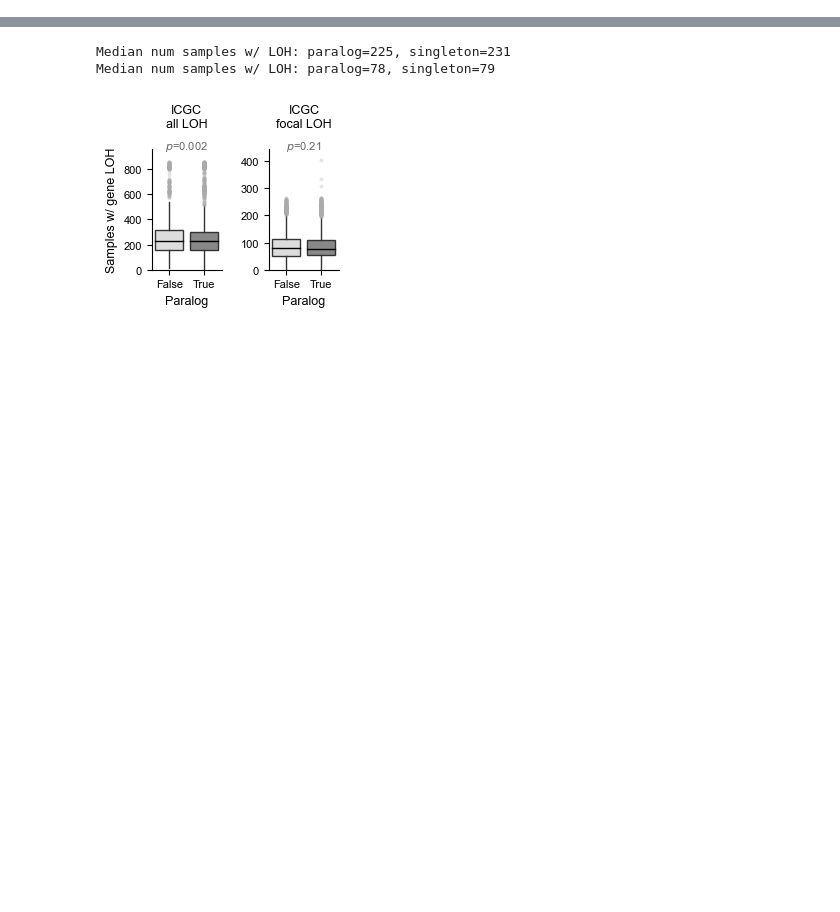
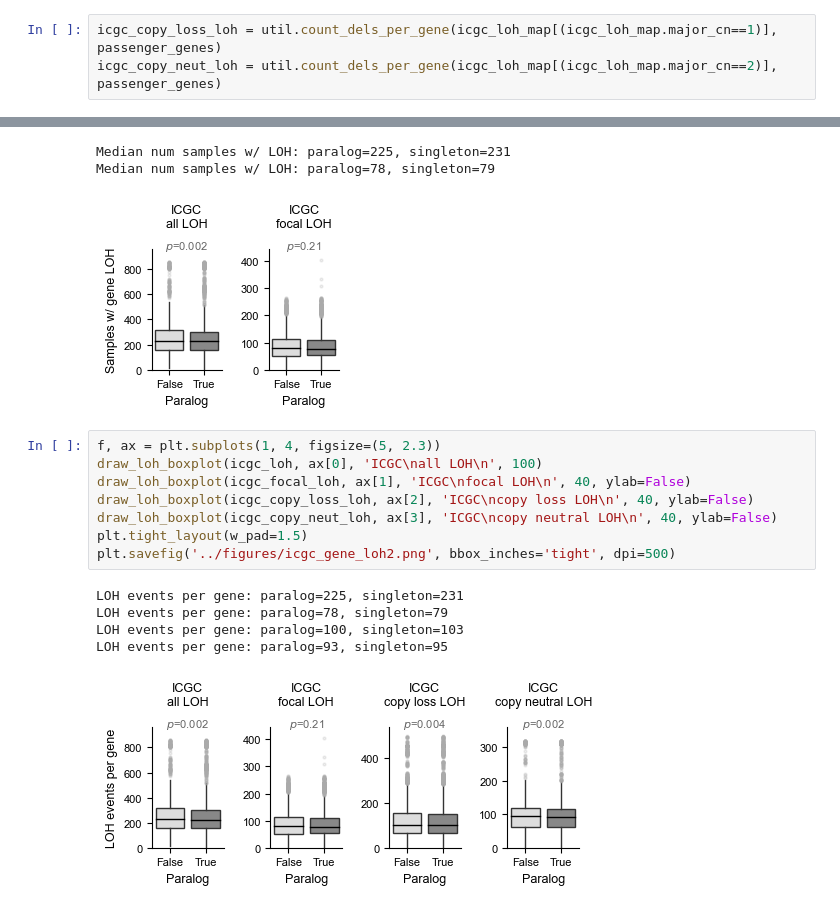
Before and after one commit to cancergenetics/paralog_HDs, a Jupyter notebook: 2_data_analysis/06_paralog_vs_singleton_LOH.ipynb, the cells around one changed output, grey strips where cells are left out. Saved outputs shown, nothing was run; the diff lists cells and outputs as text; blank space fills up the shorter version.

```diff
--- a/2_data_analysis/06_paralog_vs_singleton_LOH.ipynb
+++ b/2_data_analysis/06_paralog_vs_singleton_LOH.ipynb
@@ -191,6 +209,9 @@ icgc_loh_map = util.map_segments_to_genes(icgc_loh_segments, passenger_genes, ov
 # %%
 icgc_loh = util.count_dels_per_gene(icgc_loh_map, passenger_genes)
 icgc_focal_loh = util.count_dels_per_gene(icgc_loh_map[icgc_loh_map.focal], passenger_genes)
+# %%
+icgc_copy_loss_loh = util.count_dels_per_gene(icgc_loh_map[(icgc_loh_map.major_cn==1)], passenger_genes)
+icgc_copy_neut_loh = util.count_dels_per_gene(icgc_loh_map[(icgc_loh_map.major_cn==2)], passenger_genes)
 # %%
 f, ax = plt.subplots(1, 2, figsize=(2.6, 2.3))
 draw_loh_boxplot(icgc_loh, ax[0], 'ICGC\nall LOH\n', 100)
@@ -201,3 +222,17 @@ plt.savefig('../figures/icgc_gene_loh.png', bbox_inches='tight', dpi=500)
 Median num samples w/ LOH: paralog=225, singleton=231
 Median num samples w/ LOH: paralog=78, singleton=79
 [figure]
+# %%
+f, ax = plt.subplots(1, 4, figsize=(5, 2.3))
+draw_loh_boxplot(icgc_loh, ax[0], 'ICGC\nall LOH\n', 100)
+draw_loh_boxplot(icgc_focal_loh, ax[1], 'ICGC\nfocal LOH\n', 40, ylab=False)
+draw_loh_boxplot(icgc_copy_loss_loh, ax[2], 'ICGC\ncopy loss LOH\n', 40, ylab=False)
+draw_loh_boxplot(icgc_copy_neut_loh, ax[3], 'ICGC\ncopy neutral LOH\n', 40, ylab=False)
+plt.tight_layout(w_pad=1.5)
+plt.savefig('../figures/icgc_gene_loh2.png', bbox_inches='tight', dpi=500)
+# %% [output]
+LOH events per gene: paralog=225, singleton=231
+LOH events per gene: paralog=78, singleton=79
+LOH events per gene: paralog=100, singleton=103
+LOH events per gene: paralog=93, singleton=95
+[figure, added]
```
Also changed, not shown: parts of 5 cells of this notebook, 4 other files.
